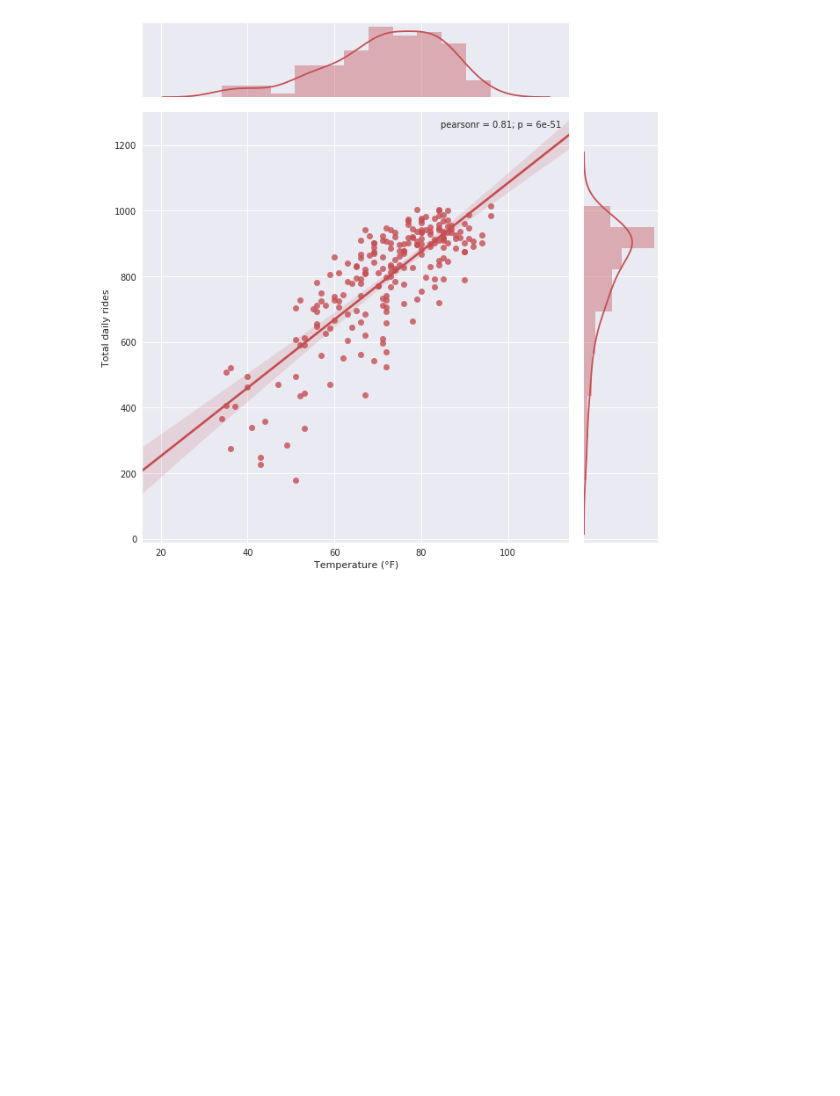
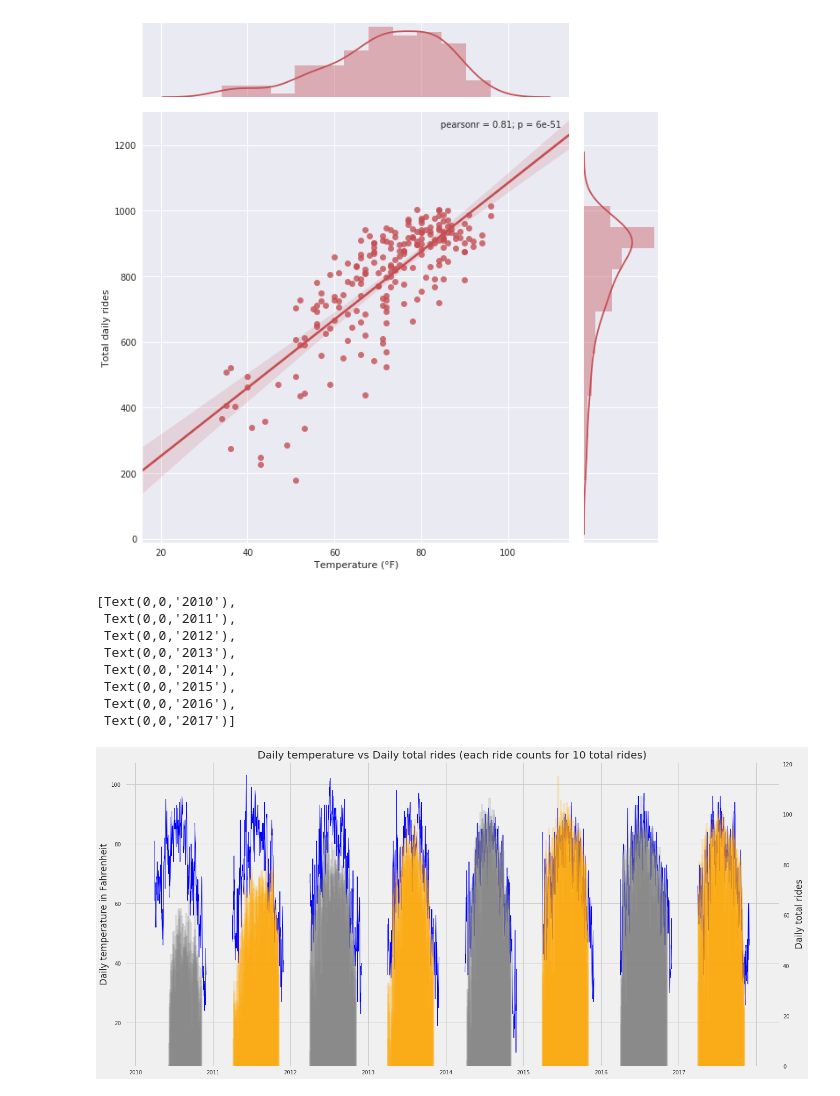
Before and after one commit to SethDKelly/NiceRideMN, a Jupyter notebook: Weather trends.ipynb, the cells around one changed output. Saved outputs shown, nothing was run; the diff lists cells and outputs as text; code cells hidden in the pictures; blank space fills up the shorter version.

```diff
--- a/Weather trends.ipynb
+++ b/Weather trends.ipynb
@@ -125,0 +74,40 @@ ax1.axes.set_xticklabels(labels)'''
+# %%
+%matplotlib inline
+
+plt.rcParams['figure.figsize']=(20,10) # set the figure size
+plt.style.use('fivethirtyeight') # using the fivethirtyeight matplotlib theme
+
+labels = []
+fig, ax1 = plt.subplots()
+ax2 = ax1.twinx()  # set up the 2nd axis
+
+for x in [2010 + x for x in range(8)] :
+    #Slice the data by year and NiceRide season
+    weather_temp = weather[(weather.DATE>dt.date(x,3,31)) & (weather.DATE<dt.date(x,12,1))]
+    nr_temp = nr[(nr['Start date']>dt.date(x,3,31)) & (nr['End date']<dt.date(x,12,1))]
+
+    daily_total_temp = daily_riders_count(nr_temp) / 10
+
+    ax1.plot(weather_temp.DATE, weather_temp.TMAX,linestyle='-', linewidth=1,color='blue')
+    if x % 2 : # Changes color scheme based by year
+        ax2.bar(daily_total_temp.index, daily_total_temp,width=10, alpha=0.2, color='orange')
+    else:
+        ax2.bar(daily_total_temp.index, daily_total_temp,width=10, alpha=0.2, color='grey')
+
+    labels.append(str(x))
+
+ax2.grid(b=False)
+ax1.set_title('Daily temperature vs Daily total rides (each ride counts for 10 total rides)')
+ax1.set_ylabel('Daily temperature in Fahrenheit')
+ax2.set_ylabel('Daily total rides')
+ax1.axes.set_xticklabels(labels)
+# %% [output]
+[Text(0,0,'2010'),
+ Text(0,0,'2011'),
+ Text(0,0,'2012'),
+ Text(0,0,'2013'),
+ Text(0,0,'2014'),
+ Text(0,0,'2015'),
+ Text(0,0,'2016'),
+ Text(0,0,'2017')]
+[figure, added]
```
Also changed, not shown: parts of 2 cells of this notebook, 8 other files.
